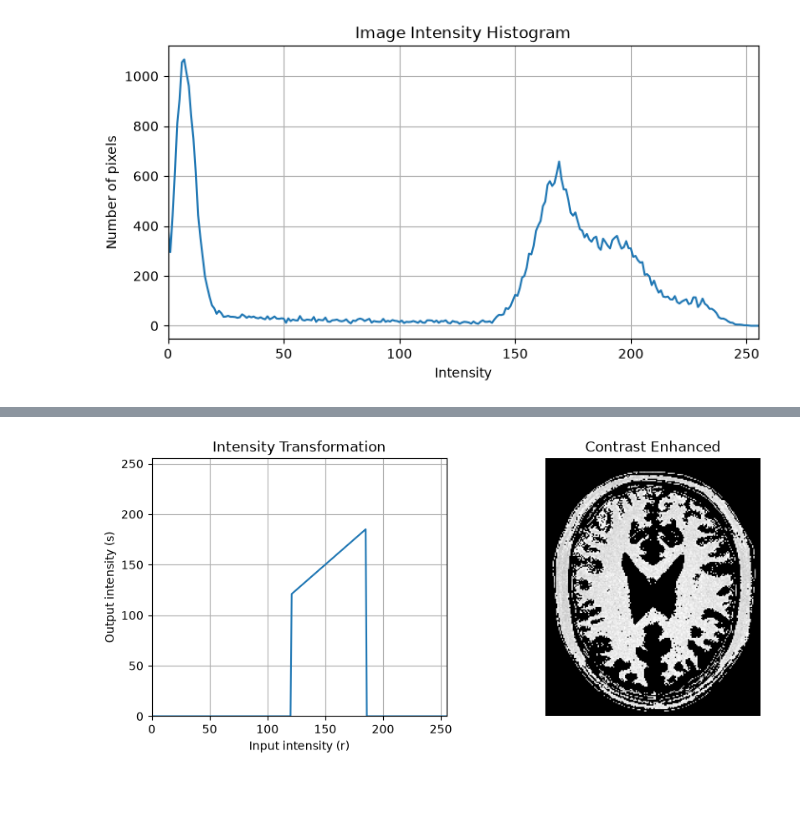
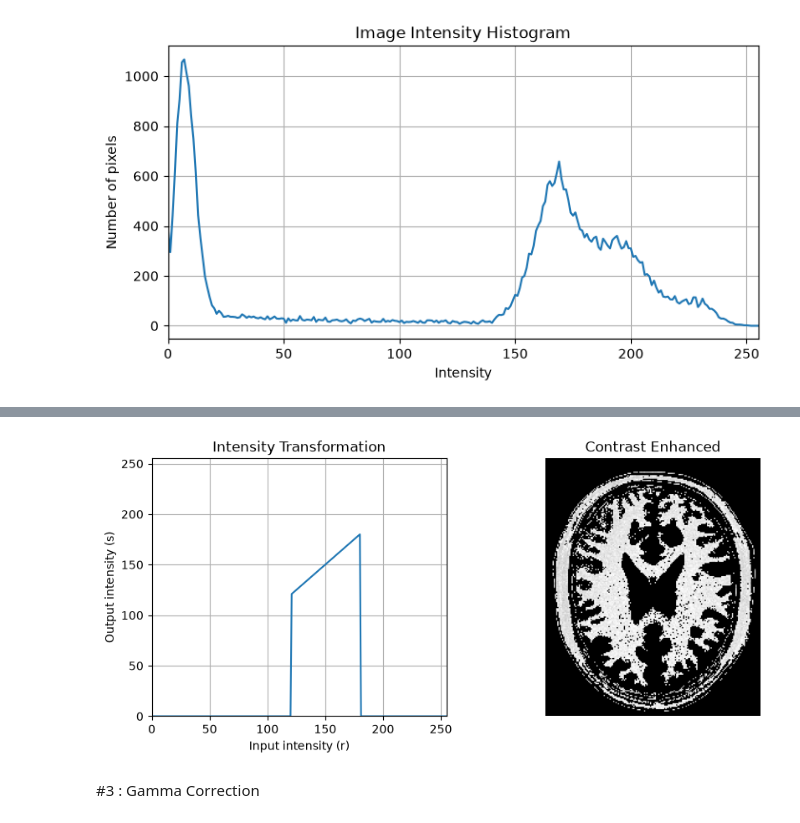
Before and after one commit to rus1ru/EN3160_Assignment_1, a Jupyter notebook: assignment_01.ipynb, the cells around one changed output, grey strips where cells are left out. Cells and saved outputs as stored; diff of their text form; code cells hidden in the pictures; blank space fills up the shorter version.

```diff
--- a/assignment_01.ipynb
+++ b/assignment_01.ipynb
@@ -143,37 +143,39 @@ plt.show()
 # Reasoning behind breakpoints:
 #
 threshold_l = 120
-threshold_h = 185
+threshold_h = 180
 breakpoints = [
     (0, 0),
     (threshold_l, 0),
     (threshold_l + 1, threshold_l + 1),
     (threshold_h, threshold_h),
     (threshold_h+1, 0),
     (255, 0)
 ]
 
 white_lut = intensity_transform(img, breakpoints)
 
 result = cv2.LUT(img, white_lut)
 
 plt.figure(figsize=(10, 4))
 
 plt.subplot(1, 2, 1)
 plt.plot(range(256), white_lut)
 plt.xlabel("Input intensity (r)")
 plt.ylabel("Output intensity (s)")
 plt.title("Intensity Transformation")
 
 plt.xlim(0, 255)
 plt.ylim(0, 255)
 plt.grid()
 
 plt.subplot(1, 2, 2)
 plt.imshow(result, cmap="gray")
 plt.title("Contrast Enhanced")
 plt.axis("off")
 
 plt.show()
 # %% [output]
-[figure, old version]
+[figure, new version]
+# %% [markdown]
+#3 : Gamma Correction
```
Also changed, not shown: parts of 4 cells of this notebook, 6 other files.
